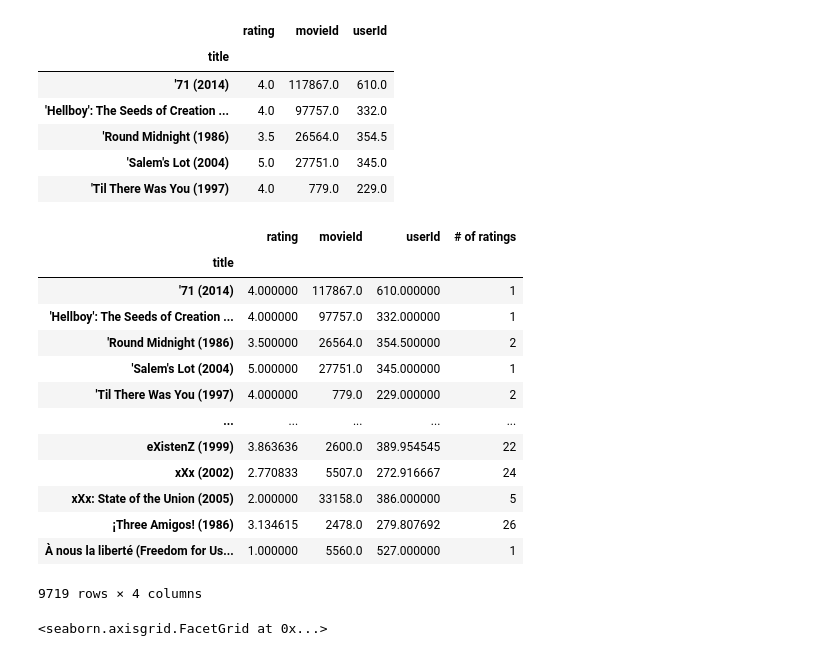
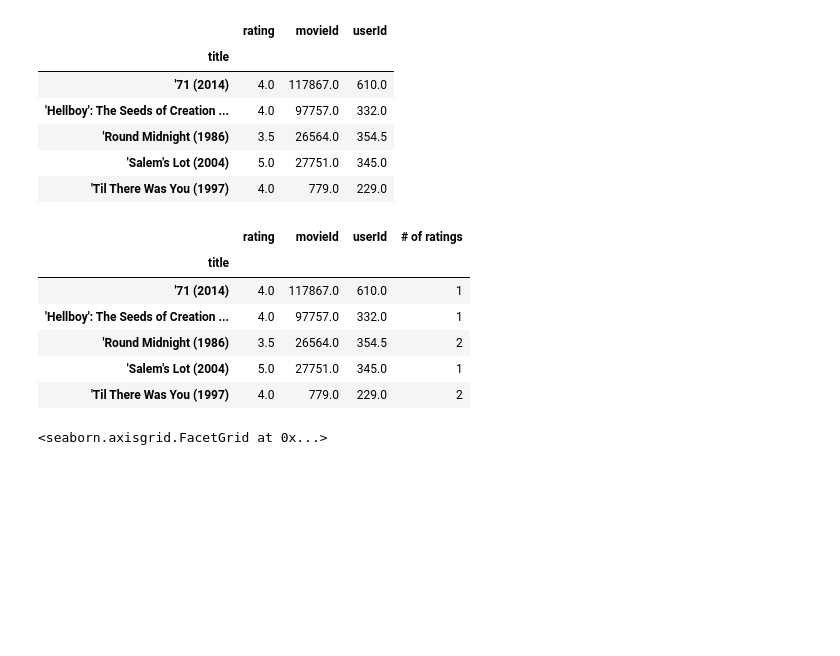
Before and after one commit to asval211/movie_recommendations, a Jupyter notebook: notebooks/mallory/final_notebook.ipynb, the cells around one changed output. Cells and saved outputs as stored; diff of their text form; code cells hidden in the pictures; blank space fills up the shorter version.

```diff
--- a/notebooks/mallory/final_notebook.ipynb
+++ b/notebooks/mallory/final_notebook.ipynb
@@ -76,21 +76,15 @@ ratings_data.head()
 | 'Til There Was You (1997) | 4.0 | 779.0 | 229.0 |
 # %%
 ratings_data['# of ratings'] = merged_data.groupby('title')['rating'].count()
+ratings_data.head()
 # %% [output]
 |  | rating | movieId | userId | # of ratings |
 | title |  |  |  |  |
-| '71 (2014) | 4.000000 | 117867.0 | 610.000000 | 1 |
-| 'Hellboy': The Seeds of Creation ... | 4.000000 | 97757.0 | 332.000000 | 1 |
-| 'Round Midnight (1986) | 3.500000 | 26564.0 | 354.500000 | 2 |
-| 'Salem's Lot (2004) | 5.000000 | 27751.0 | 345.000000 | 1 |
-| 'Til There Was You (1997) | 4.000000 | 779.0 | 229.000000 | 2 |
-| ... | ... | ... | ... | ... |
-| eXistenZ (1999) | 3.863636 | 2600.0 | 389.954545 | 22 |
-| xXx (2002) | 2.770833 | 5507.0 | 272.916667 | 24 |
-| xXx: State of the Union (2005) | 2.000000 | 33158.0 | 386.000000 | 5 |
-| ¡Three Amigos! (1986) | 3.134615 | 2478.0 | 279.807692 | 26 |
-| À nous la liberté (Freedom for Us... | 1.000000 | 5560.0 | 527.000000 | 1 |
+| '71 (2014) | 4.0 | 117867.0 | 610.0 | 1 |
+| 'Hellboy': The Seeds of Creation ... | 4.0 | 97757.0 | 332.0 | 1 |
+| 'Round Midnight (1986) | 3.5 | 26564.0 | 354.5 | 2 |
+| 'Salem's Lot (2004) | 5.0 | 27751.0 | 345.0 | 1 |
+| 'Til There Was You (1997) | 4.0 | 779.0 | 229.0 | 2 |
-9719 rows × 4 columns
 # %%
 sns.relplot(x='rating' , y='# of ratings' , data=ratings_data)
 # %% [output]
```
Also changed, not shown: parts of 3 cells of this notebook.
